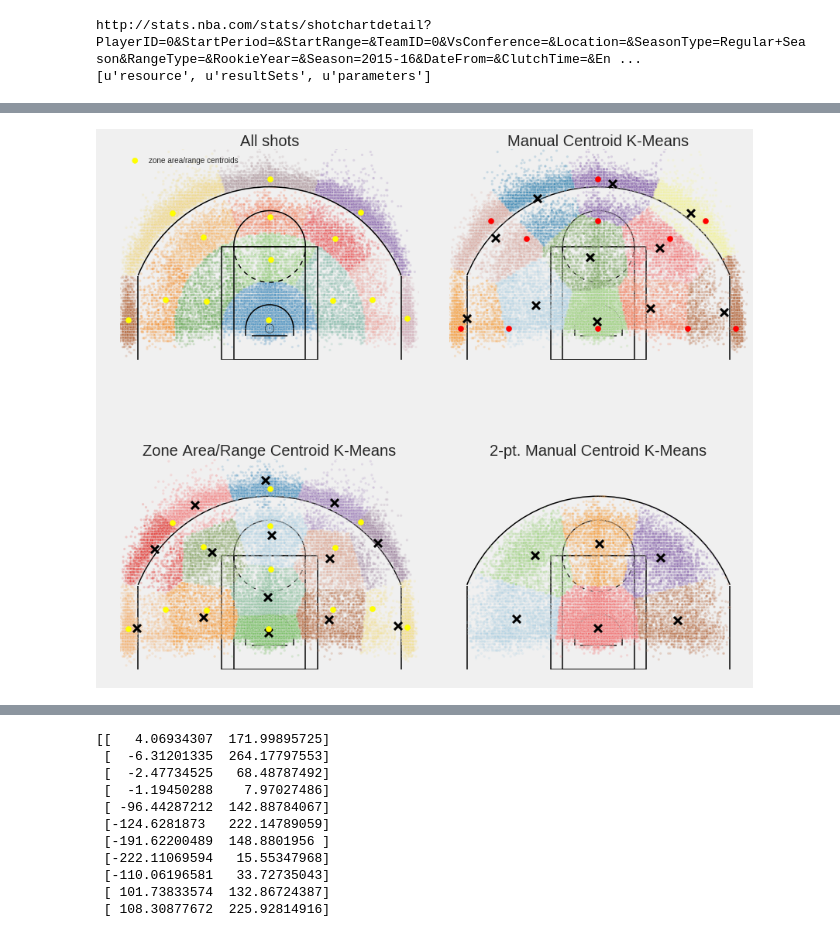
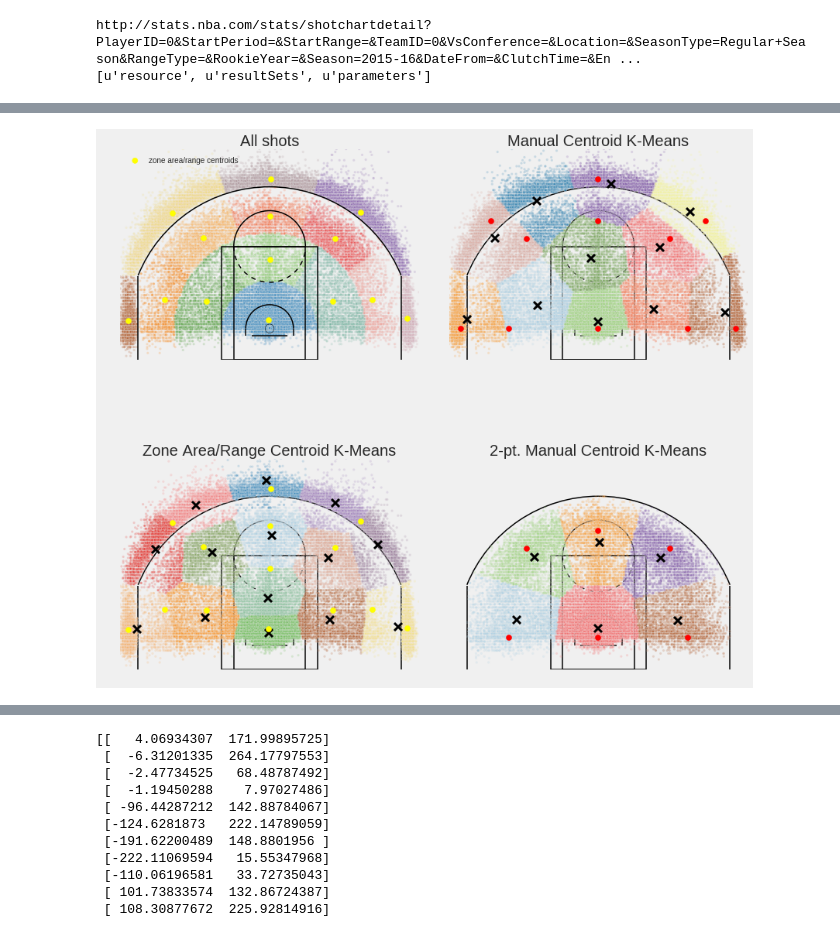
Before and after one commit to btq/nba_stats, a Jupyter notebook: NBA Shot Zones.ipynb, the cells around one changed output, grey strips where cells are left out. Drawn from its saved outputs; the diff is of its cells as text; code cells hidden in the pictures.

```diff
--- a/NBA Shot Zones.ipynb
+++ b/NBA Shot Zones.ipynb
@@ -13,7 +13,7 @@ import matplotlib.font_manager as fm
 from matplotlib.collections import PatchCollection
 from matplotlib.patches import Rectangle, Circle, Arc
 
-plt.style.use('ggplot')
+#plt.style.use('ggplot')
 %matplotlib inline
 pd.options.display.max_columns=25
 # %%
@@ -206,31 +206,32 @@ ax3.scatter(shot_za_zr_centroids.as_matrix()[1:,0],shot_za_zr_centroids.as_matri
 ax3.set_xlim(-250,250)
 ax3.set_ylim(-52.5,300)
 ax3.grid('off')
 ax3.set_aspect('equal')
 ax3.set_axis_off()
 ax3.set_title('Zone Area/Range Centroid K-Means')
 
 
 twoPT_shot_df = player_shot_df.loc[player_shot_df['SHOT_TYPE']=='2PT Field Goal',xyfields]
 clust_cent = np.array([[-150,0],[-120,150],[0,0],[0,180],[120,150],[150,0]])
 #clust_cent = shot_za_zr_centroids.as_matrix()[[1,3,4,5,7,8,10,12,14],:]
 
 kmeans = KMeans(init=clust_cent,n_clusters=len(clust_cent),n_init=1)
 kmeans.fit(twoPT_shot_df)
 #print kmeans.cluster_centers_
 
 draw_half_court(clr='k',ax=ax4)
 ax4.scatter(twoPT_shot_df['LOC_X'],twoPT_shot_df['LOC_Y'],alpha=.2,s=10,c=kmeans.labels_.astype(np.float),cmap=plt.cm.Paired)
 ax4.scatter(kmeans.cluster_centers_[:,0],kmeans.cluster_centers_[:,1],s=100,linewidths=3,color='k',marker='x')
+ax4.scatter(clust_cent[:,0],clust_cent[:,1],s=50,color='r')
 ax4.set_xlim(-250,250)
 ax4.set_ylim(-52.5,300)
 ax4.grid('off')
 ax4.set_aspect('equal')
 ax4.set_axis_off()
 ax4.set_title('2-pt. Manual Centroid K-Means')
 
 
 plt.tight_layout()
 plt.show()
 # %% [output]
-[figure, old version]
+[figure, new version]
```
Also changed, not shown: parts of 5 cells of this notebook.
